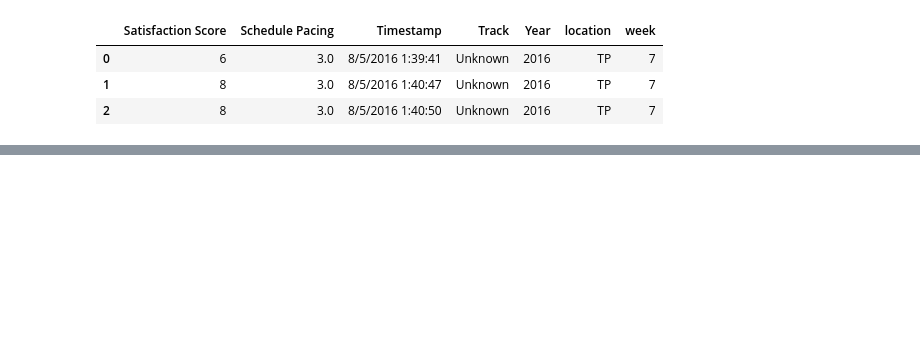
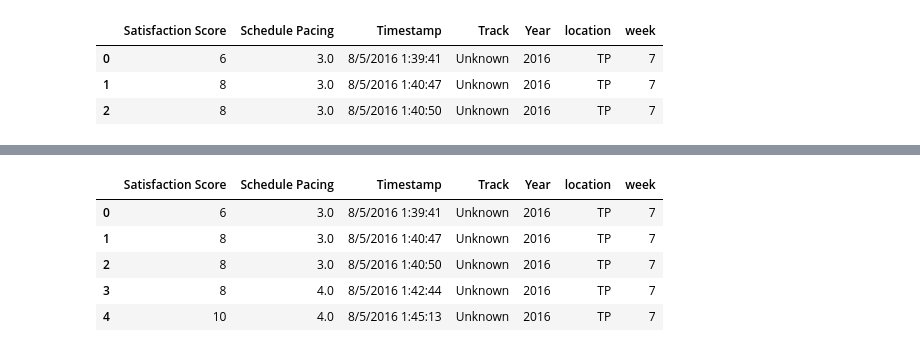
Before and after one commit to jayceazua/ds-1-1, a Jupyter notebook: nps-project/Dataset_Analysis_Visualization .ipynb, the cells around one changed output, grey strips where cells are left out. Saved outputs shown, nothing was run; the diff lists cells and outputs as text; code cells hidden in the pictures; blank space fills up the shorter version.

```diff
--- a/nps-project/Dataset_Analysis_Visualization .ipynb
+++ b/nps-project/Dataset_Analysis_Visualization .ipynb
@@ -15,0 +50,9 @@ df_2016.head(3)
+# %%
+df_2016.head()
+# %% [output]
+|  | Satisfaction Score | Schedule Pacing | Timestamp | Track | Year | location | week |
+| 0 | 6 | 3.0 | 8/5/2016 1:39:41 | Unknown | 2016 | TP | 7 |
+| 1 | 8 | 3.0 | 8/5/2016 1:40:47 | Unknown | 2016 | TP | 7 |
+| 2 | 8 | 3.0 | 8/5/2016 1:40:50 | Unknown | 2016 | TP | 7 |
+| 3 | 8 | 4.0 | 8/5/2016 1:42:44 | Unknown | 2016 | TP | 7 |
+| 4 | 10 | 4.0 | 8/5/2016 1:45:13 | Unknown | 2016 | TP | 7 |
```
Also changed, not shown: parts of 17 cells of this notebook, 2 other files.
